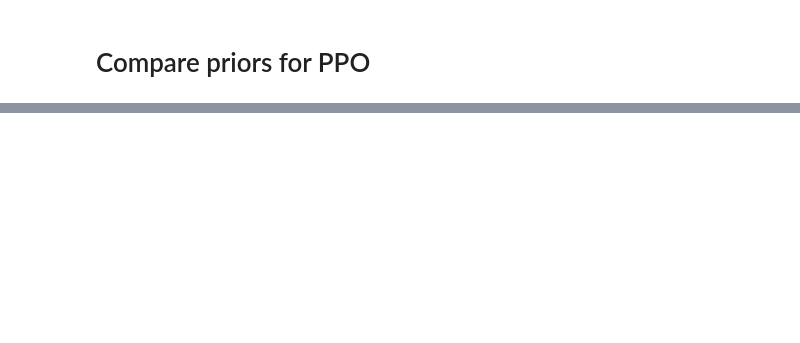
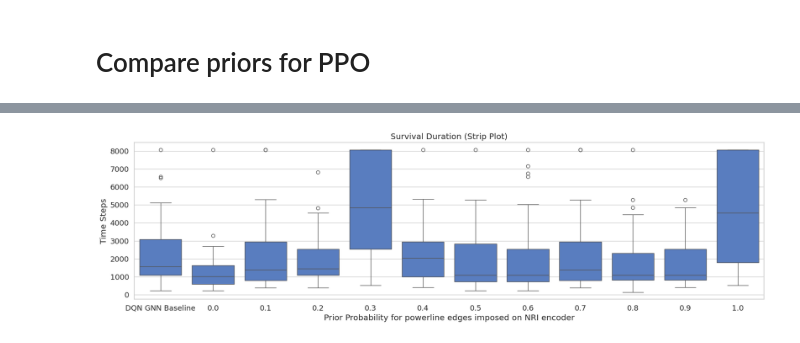
Before and after one commit to HansDampf37/NRI-for-explainable-RL-in-Power-Grids, a Jupyter notebook: visualization/visualize_agent_eval_results.ipynb, the cells around one changed output, grey strips where cells are left out. Cells and saved outputs as stored; diff of their text form; code cells hidden in the pictures; blank space fills up the shorter version.

```diff
--- a/visualization/visualize_agent_eval_results.ipynb
+++ b/visualization/visualize_agent_eval_results.ipynb
@@ -215,0 +207,17 @@ visualize_performance_vs_prior([dqn_gnn_metrics, radqn_0_0, radqn_0_25, radqn_0_
+# %%
+group_name = "rl/relation-aware/dqn"
+radqn_1_0 = get_evaluation_metrics(Path("../", EVAL_PATH, group_name, "radqn_2025-11-12_18-31_1.0_d5271c8b5375484e898833a5efd65825/val"), "1.0")
+radqn_0_9 = get_evaluation_metrics(Path("../", EVAL_PATH, group_name, "radqn_2025-11-12_18-31_0.9_e1e1b50c40d047f69021f1f54a9d55bb/val"), "0.9")
+radqn_0_8 = get_evaluation_metrics(Path("../", EVAL_PATH, group_name, "radqn_2025-11-12_18-30_0.8_848812a2289542e3b8fde59a09c6dc42/val"), "0.8")
+radqn_0_7 = get_evaluation_metrics(Path("../", EVAL_PATH, group_name, "radqn_2025-11-12_18-47_0.7_6e8b775fb3fe4779959ebc0259c27bfd/val"), "0.7")
+radqn_0_6 = get_evaluation_metrics(Path("../", EVAL_PATH, group_name, "radqn_2025-11-12_19-13_0.6_d86c36dff10342848f376a0d594fdc24/val"), "0.6")
+radqn_0_5 = get_evaluation_metrics(Path("../", EVAL_PATH, group_name, "radqn_2025-11-12_21-18_0.5_8b279739b66746fe84196afd40aba88a/val"), "0.5")
+radqn_0_4 = get_evaluation_metrics(Path("../", EVAL_PATH, group_name, "radqn_2025-11-12_23-06_0.4_622a4fe84b644e85ad72598b80168f94/val"), "0.4")
+radqn_0_3 = get_evaluation_metrics(Path("../", EVAL_PATH, group_name, "radqn_2025-11-13_01-54_0.3_33eeb738d8ca4f108ba2ecd5cac54176/val"), "0.3")
+radqn_0_2 = get_evaluation_metrics(Path("../", EVAL_PATH, group_name, "radqn_2025-11-13_04-59_0.2_043c45630b1b4ce78b33f50b56330f0e/val"), "0.2")
+radqn_0_1 = get_evaluation_metrics(Path("../", EVAL_PATH, group_name, "radqn_2025-11-13_05-09_0.1_e03486570bdd45d7a59c6ae930a58f18/val"), "0.1")
+radqn_0_0 = get_evaluation_metrics(Path("../", EVAL_PATH, group_name, "radqn_2025-11-13_05-13_0.0_8bbb593acb854366bc0e8bf0bc7084e2/val"), "0.0")
+dqn_gnn_metrics = get_evaluation_metrics(Path("../data/evaluations/rl/relation-unaware-baselines/dqn/gnn_2025-11-12_16-58_9a83011a7c714287805501653f324aed/val"), "DQN GNN Baseline")
+visualize_performance_vs_prior([dqn_gnn_metrics, radqn_0_0, radqn_0_1, radqn_0_2, radqn_0_3, radqn_0_4, radqn_0_5, radqn_0_6, radqn_0_7, radqn_0_8, radqn_0_9, radqn_1_0])
+# %% [output]
+[figure, added]
```
Also changed, not shown: parts of 7 cells of this notebook.
